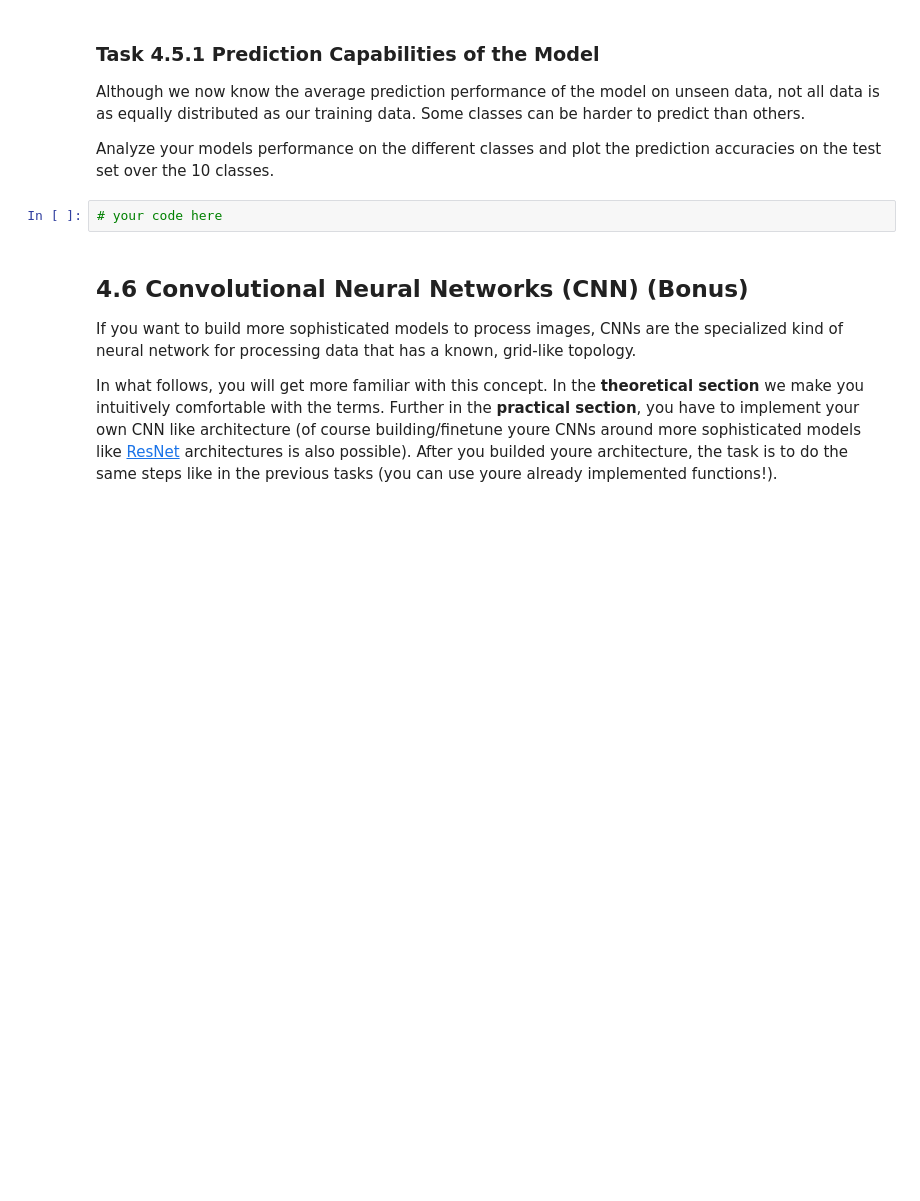
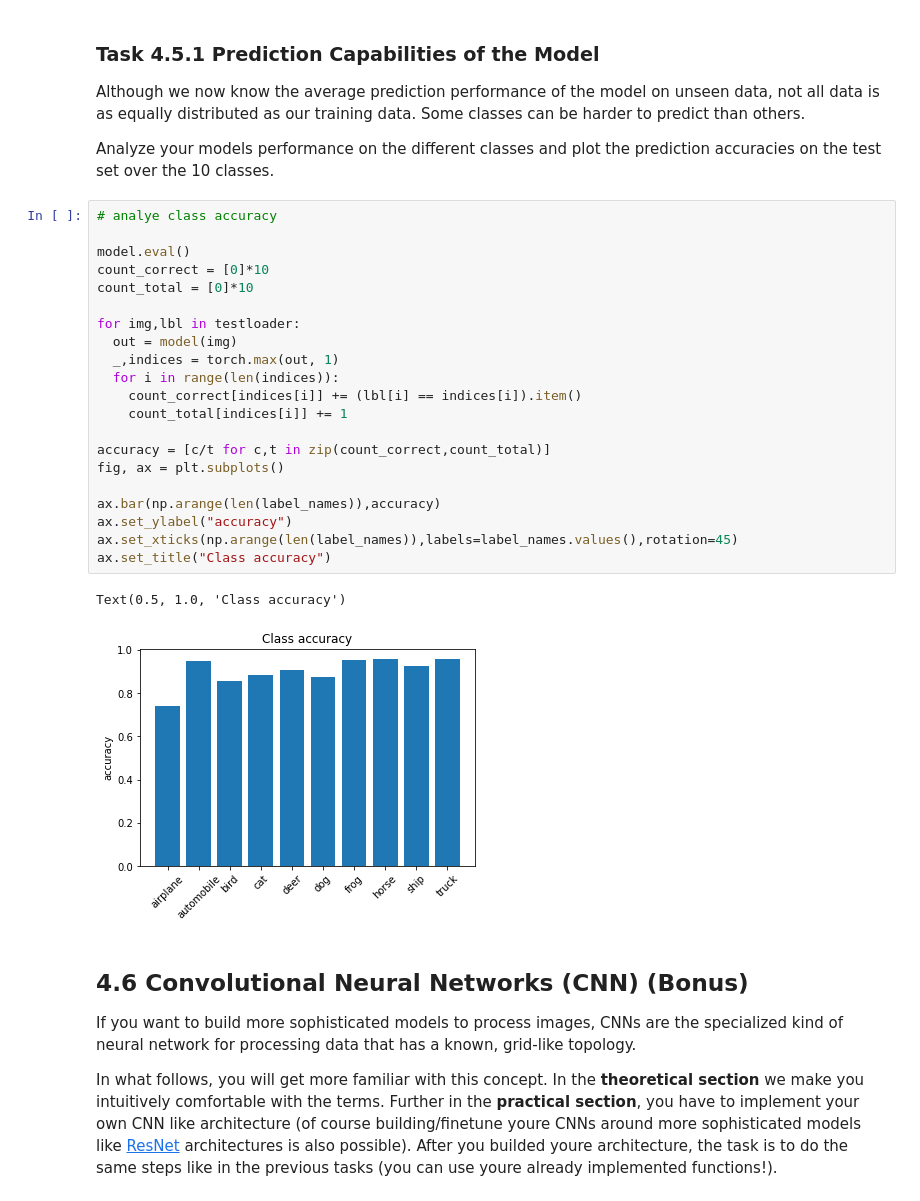
Before and after one commit to JakobSachs/DAIS2022, a Jupyter notebook: A04 - Deep Learning/CIFAR10REC.ipynb, the cells around one changed output. Cells and saved outputs as stored; diff of their text form; blank space fills up the shorter version.

```diff
--- a/A04 - Deep Learning/CIFAR10REC.ipynb
+++ b/A04 - Deep Learning/CIFAR10REC.ipynb
@@ -193,7 +253,29 @@ Although we now know the average prediction performance of the model on unseen d
 
 Analyze your models performance on the different classes and plot the prediction accuracies on the test set over the 10 classes.
 # %%
-# your code here
+# analye class accuracy
+
+model.eval()
+count_correct = [0]*10
+count_total = [0]*10
+
+for img,lbl in testloader:
+  out = model(img)
+  _,indices = torch.max(out, 1)
+  for i in range(len(indices)):
+    count_correct[indices[i]] += (lbl[i] == indices[i]).item()
+    count_total[indices[i]] += 1
+
+accuracy = [c/t for c,t in zip(count_correct,count_total)]
+fig, ax = plt.subplots()
+
+ax.bar(np.arange(len(label_names)),accuracy)
+ax.set_ylabel("accuracy")
+ax.set_xticks(np.arange(len(label_names)),labels=label_names.values(),rotation=45)
+ax.set_title("Class accuracy")
+# %% [output]
+Text(0.5, 1.0, 'Class accuracy')
+[figure, added]
 # %% [markdown]
 ## 4.6 Convolutional Neural Networks (CNN) (Bonus)
 If you want to build more sophisticated models to process images, CNNs are the specialized kind of neural network for processing data that has a known, grid-like topology.
```
Also changed, not shown: parts of 13 cells of this notebook.
